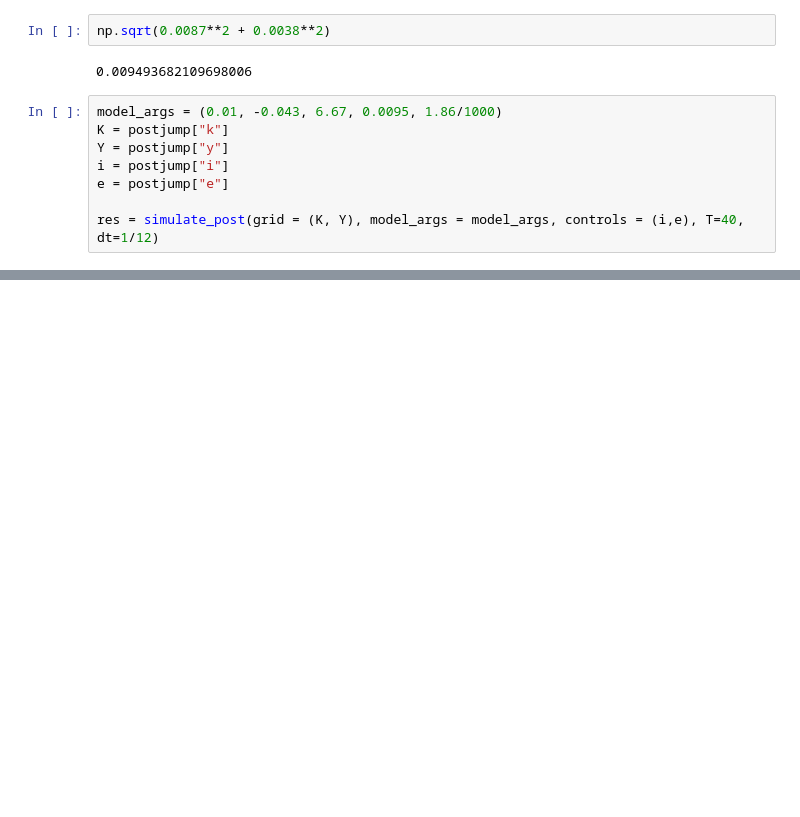
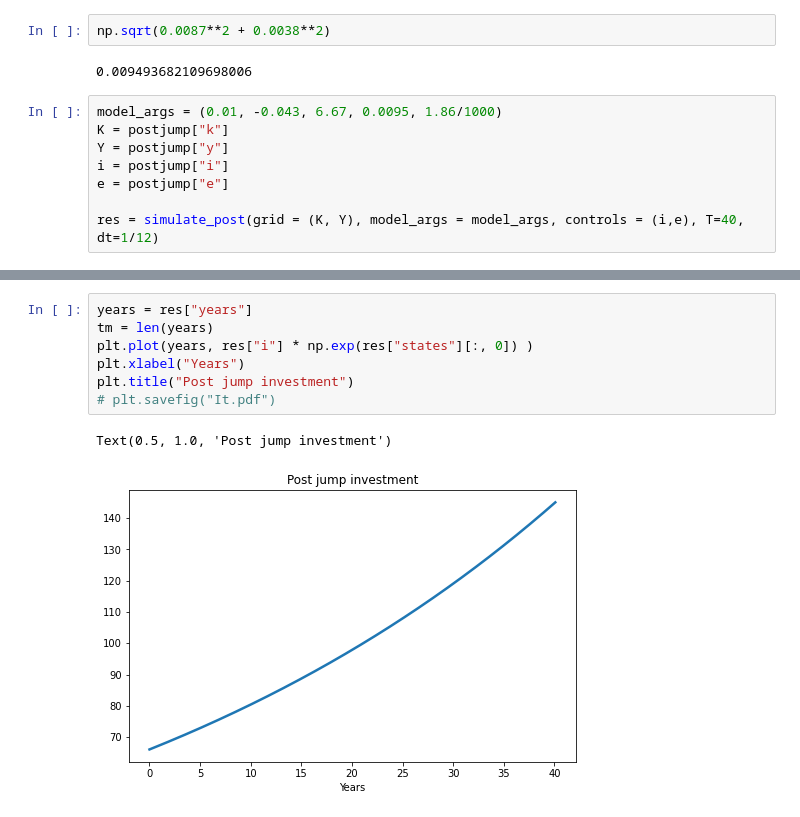
Before and after one commit to binchengecon/TwoCapital, a Jupyter notebook: abatement/Abatement.ipynb, the cells around one changed output, grey strips where cells are left out. Drawn from its saved outputs; the diff is of its cells as text; blank space fills up the shorter version.

```diff
--- a/abatement/Abatement.ipynb
+++ b/abatement/Abatement.ipynb
@@ -239,3 +337,13 @@ plt.savefig("Et.pdf")
+# %%
+years = res["years"]
+tm = len(years)
+plt.plot(years, res["i"] * np.exp(res["states"][:, 0]) )
+plt.xlabel("Years")
+plt.title("Post jump investment")
+# plt.savefig("It.pdf")
+# %% [output]
+Text(0.5, 1.0, 'Post jump investment')
+[figure, added]
 # %%
 plt.plot(years, res["states"][:,0])
 # %% [output]
```
Also changed, not shown: parts of 13 cells of this notebook, 8 other files.
